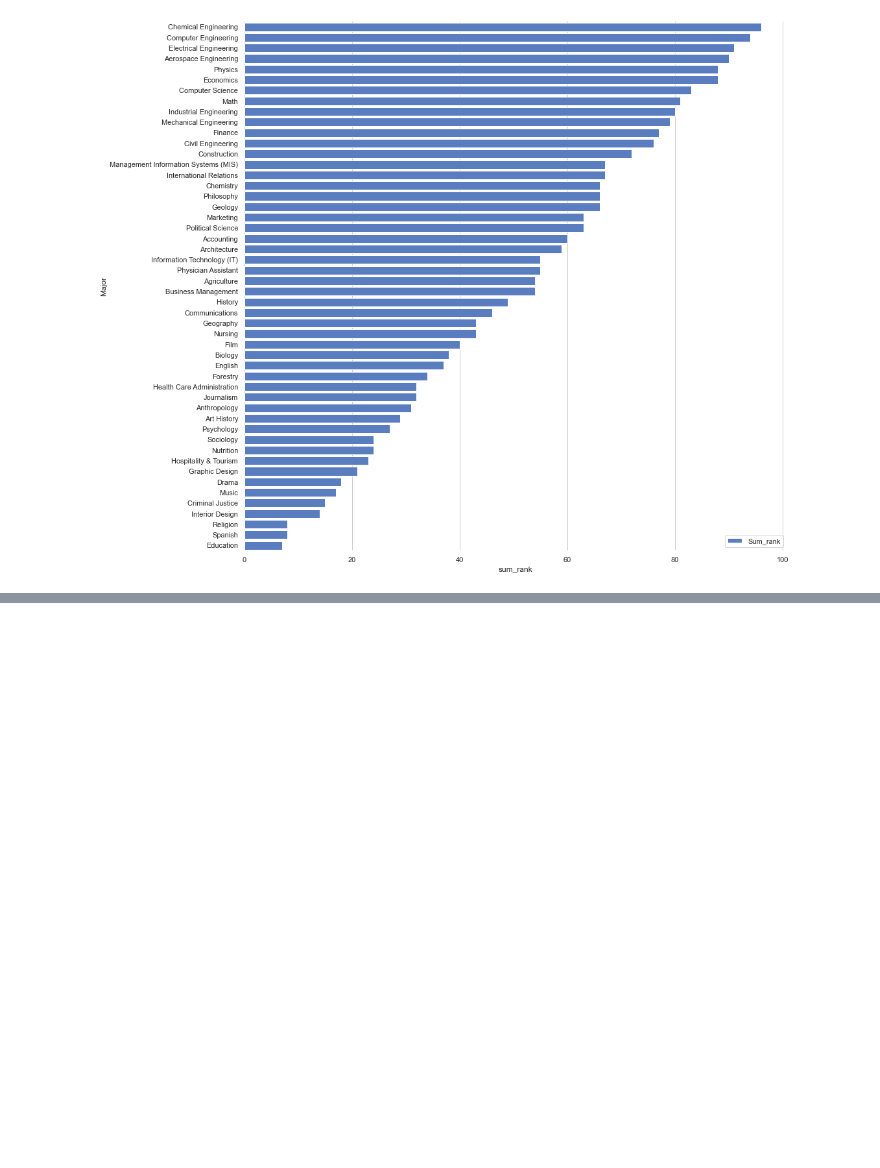
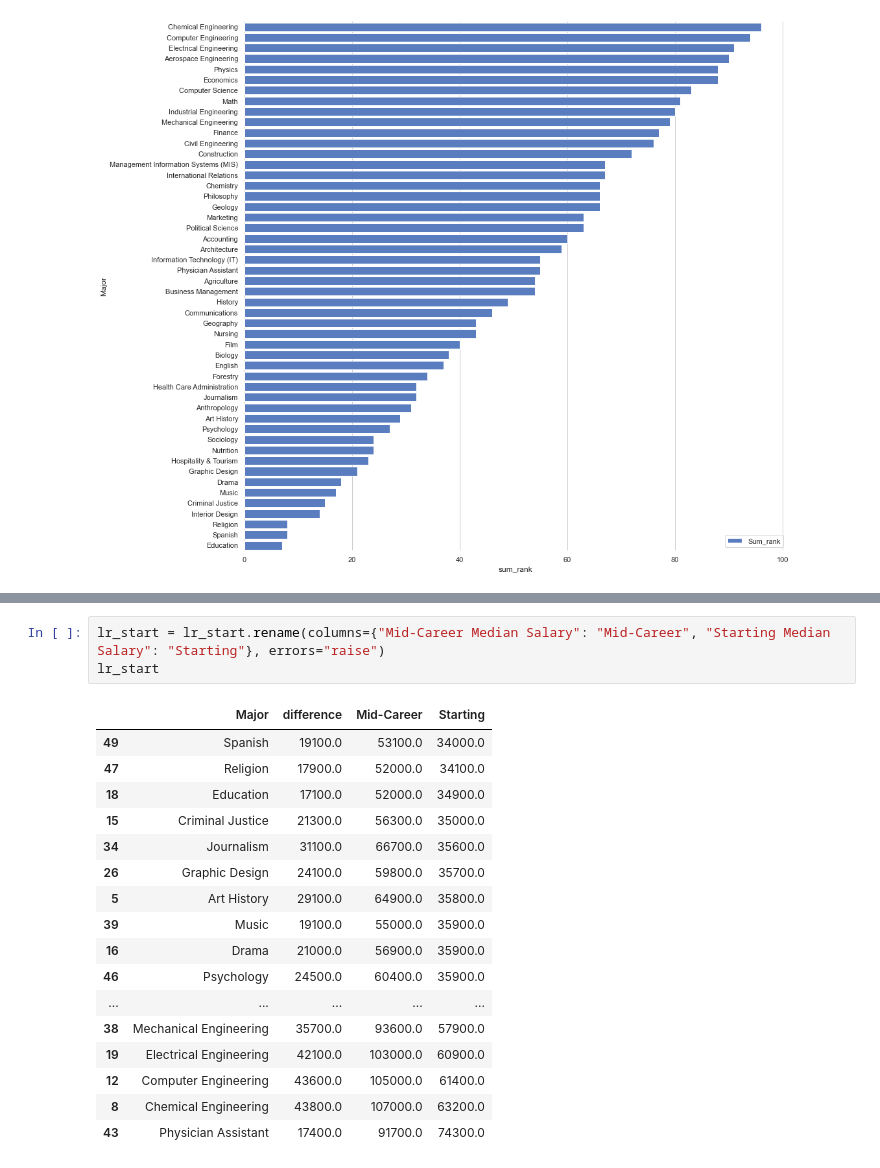
Before and after one commit to UU-Data-Science-Project/Degree-Analyzer, a Jupyter notebook: Project_File.ipynb, the cells around one changed output, grey strips where cells are left out. Drawn from its saved outputs; the diff is of its cells as text; blank space fills up the shorter version.

```diff
--- a/Project_File.ipynb
+++ b/Project_File.ipynb
@@ -409,0 +455,21 @@ sns.despine(left=True, bottom=True)
+# %%
+lr_start = lr_start.rename(columns={"Mid-Career Median Salary": "Mid-Career", "Starting Median Salary": "Starting"}, errors="raise")
+lr_start
+# %% [output]
+|  | Major | difference | Mid-Career | Starting |
+| 49 | Spanish | 19100.0 | 53100.0 | 34000.0 |
+| 47 | Religion | 17900.0 | 52000.0 | 34100.0 |
+| 18 | Education | 17100.0 | 52000.0 | 34900.0 |
+| 15 | Criminal Justice | 21300.0 | 56300.0 | 35000.0 |
+| 34 | Journalism | 31100.0 | 66700.0 | 35600.0 |
+| 26 | Graphic Design | 24100.0 | 59800.0 | 35700.0 |
+| 5 | Art History | 29100.0 | 64900.0 | 35800.0 |
+| 39 | Music | 19100.0 | 55000.0 | 35900.0 |
+| 16 | Drama | 21000.0 | 56900.0 | 35900.0 |
+| 46 | Psychology | 24500.0 | 60400.0 | 35900.0 |
+| ... | ... | ... | ... | ... |
+| 38 | Mechanical Engineering | 35700.0 | 93600.0 | 57900.0 |
+| 19 | Electrical Engineering | 42100.0 | 103000.0 | 60900.0 |
+| 12 | Computer Engineering | 43600.0 | 105000.0 | 61400.0 |
+| 8 | Chemical Engineering | 43800.0 | 107000.0 | 63200.0 |
+| 43 | Physician Assistant | 17400.0 | 91700.0 | 74300.0 |
```
Also changed, not shown: parts of 7 cells of this notebook.
